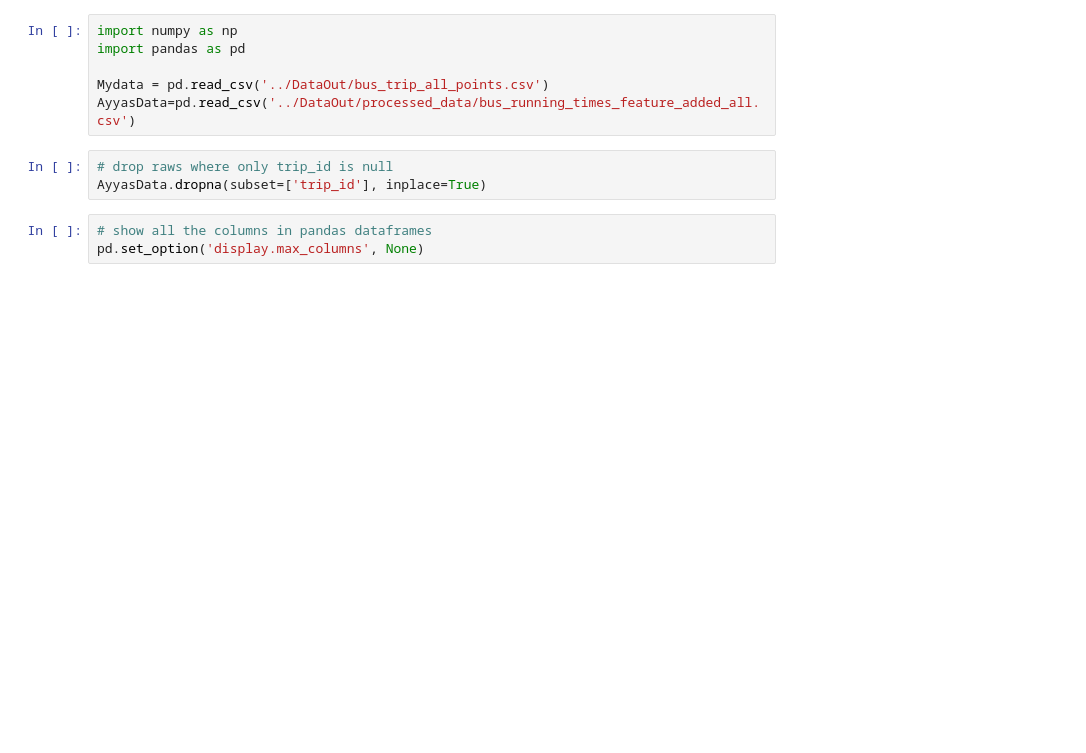
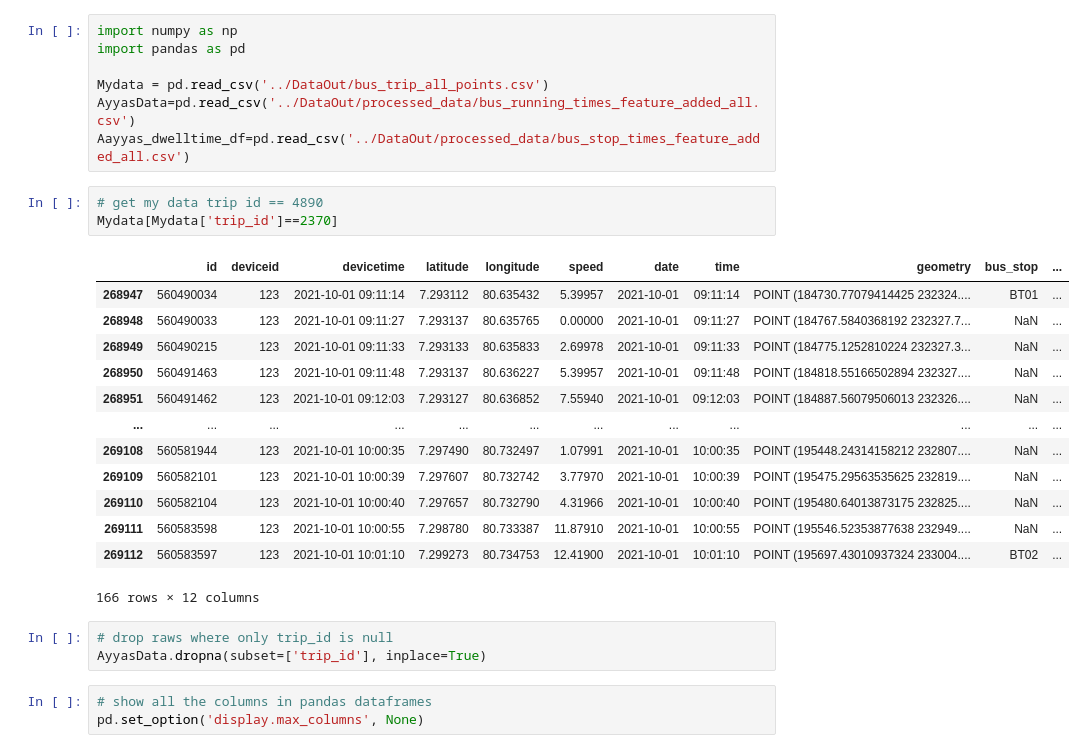
Before and after one commit to Ginushmal/DSE-Project-Bus-Arrival-time-Prediction-GRP29, a Jupyter notebook: Ginushmal/match_ids.ipynb, the cells around one changed output. Drawn from its saved outputs; the diff is of its cells as text; blank space fills up the shorter version.

```diff
--- a/Ginushmal/match_ids.ipynb
+++ b/Ginushmal/match_ids.ipynb
@@ -4,6 +4,24 @@ import pandas as pd
 
 Mydata = pd.read_csv('../DataOut/bus_trip_all_points.csv')
 AyyasData=pd.read_csv('../DataOut/processed_data/bus_running_times_feature_added_all.csv')
+Aayyas_dwelltime_df=pd.read_csv('../DataOut/processed_data/bus_stop_times_feature_added_all.csv')
+# %%
+# get my data trip id == 4890
+Mydata[Mydata['trip_id']==2370]
+# %% [output]
+|  | id | deviceid | devicetime | latitude | longitude | speed | date | time | geometry | bus_stop | ... |
+| 268947 | 560490034 | 123 | 2021-10-01 09:11:14 | 7.293112 | 80.635432 | 5.39957 | 2021-10-01 | 09:11:14 | POINT (184730.77079414425 232324.... | BT01 | ... |
+| 268948 | 560490033 | 123 | 2021-10-01 09:11:27 | 7.293137 | 80.635765 | 0.00000 | 2021-10-01 | 09:11:27 | POINT (184767.5840368192 232327.7... | NaN | ... |
+| 268949 | 560490215 | 123 | 2021-10-01 09:11:33 | 7.293133 | 80.635833 | 2.69978 | 2021-10-01 | 09:11:33 | POINT (184775.1252810224 232327.3... | NaN | ... |
+| 268950 | 560491463 | 123 | 2021-10-01 09:11:48 | 7.293137 | 80.636227 | 5.39957 | 2021-10-01 | 09:11:48 | POINT (184818.55166502894 232327.... | NaN | ... |
+| 268951 | 560491462 | 123 | 2021-10-01 09:12:03 | 7.293127 | 80.636852 | 7.55940 | 2021-10-01 | 09:12:03 | POINT (184887.56079506013 232326.... | NaN | ... |
+| ... | ... | ... | ... | ... | ... | ... | ... | ... | ... | ... | ... |
+| 269108 | 560581944 | 123 | 2021-10-01 10:00:35 | 7.297490 | 80.732497 | 1.07991 | 2021-10-01 | 10:00:35 | POINT (195448.24314158212 232807.... | NaN | ... |
+| 269109 | 560582101 | 123 | 2021-10-01 10:00:39 | 7.297607 | 80.732742 | 3.77970 | 2021-10-01 | 10:00:39 | POINT (195475.29563535625 232819.... | NaN | ... |
+| 269110 | 560582104 | 123 | 2021-10-01 10:00:40 | 7.297657 | 80.732790 | 4.31966 | 2021-10-01 | 10:00:40 | POINT (195480.64013873175 232825.... | NaN | ... |
+| 269111 | 560583598 | 123 | 2021-10-01 10:00:55 | 7.298780 | 80.733387 | 11.87910 | 2021-10-01 | 10:00:55 | POINT (195546.52353877638 232949.... | NaN | ... |
+| 269112 | 560583597 | 123 | 2021-10-01 10:01:10 | 7.299273 | 80.734753 | 12.41900 | 2021-10-01 | 10:01:10 | POINT (195697.43010937324 233004.... | BT02 | ... |
+166 rows × 12 columns
 # %%
 # drop raws where only trip_id is null
 AyyasData.dropna(subset=['trip_id'], inplace=True)
```
Also changed, not shown: parts of 8 cells of this notebook, 6 other files.
